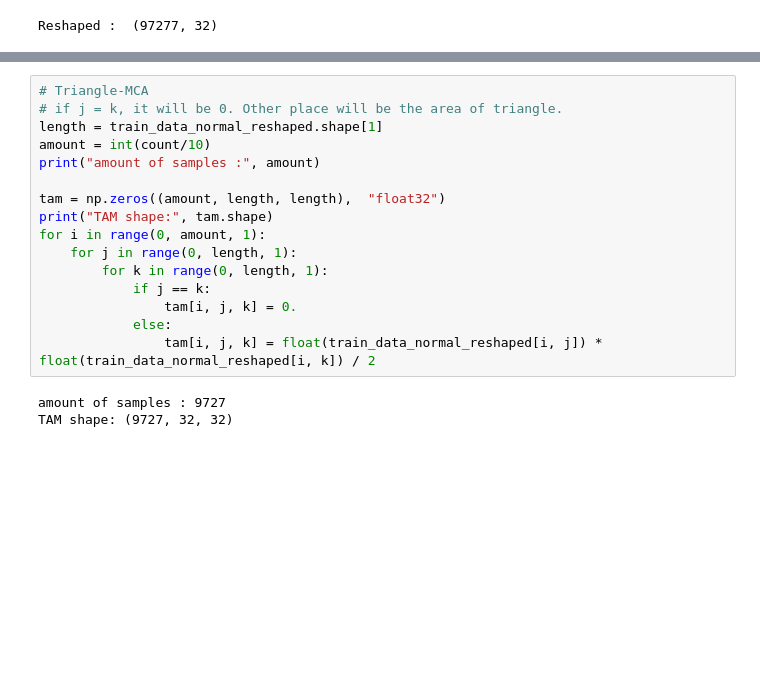
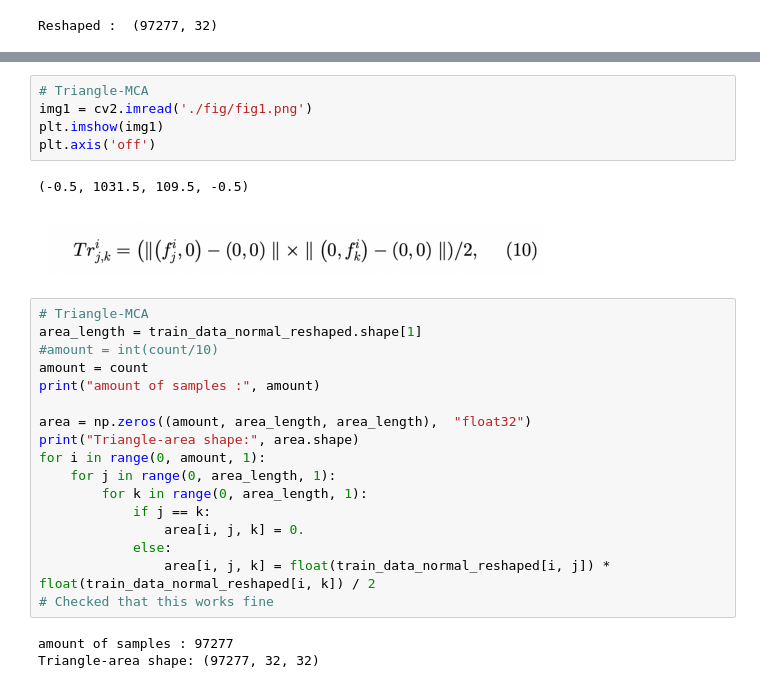
Before and after one commit to kyotoor/mca, a Jupyter notebook: DoS-MCA/mca.ipynb, the cells around one changed output, grey strips where cells are left out. Saved outputs shown, nothing was run; the diff lists cells and outputs as text; blank space fills up the shorter version.

```diff
--- a/DoS-MCA/mca.ipynb
+++ b/DoS-MCA/mca.ipynb
@@ -45,19 +57,28 @@ Reshaped :  (97277, 32)
+# %%
+# Triangle-MCA
+img1 = cv2.imread('./fig/fig1.png')
+plt.imshow(img1)
+plt.axis('off')
+# %% [output]
+(-0.5, 1031.5, 109.5, -0.5)
+[figure, added]
 # %%
 # Triangle-MCA
-# if j = k, it will be 0. Other place will be the area of triangle.
-length = train_data_normal_reshaped.shape[1]
-amount = int(count/10)
+area_length = train_data_normal_reshaped.shape[1]
+#amount = int(count/10)
+amount = count
 print("amount of samples :", amount)
 
-tam = np.zeros((amount, length, length),  "float32")
-print("TAM shape:", tam.shape)
+area = np.zeros((amount, area_length, area_length),  "float32")
+print("Triangle-area shape:", area.shape)
 for i in range(0, amount, 1):
-    for j in range(0, length, 1):
-        for k in range(0, length, 1):
+    for j in range(0, area_length, 1):
+        for k in range(0, area_length, 1):
             if j == k:
-                tam[i, j, k] = 0.
+                area[i, j, k] = 0.
             else:
-                tam[i, j, k] = float(train_data_normal_reshaped[i, j]) * float(train_data_normal_reshaped[i, k]) / 2
+                area[i, j, k] = float(train_data_normal_reshaped[i, j]) * float(train_data_normal_reshaped[i, k]) / 2
+# Checked that this works fine
 # %% [output]
-amount of samples : 9727
-TAM shape: (9727, 32, 32)
+amount of samples : 97277
+Triangle-area shape: (97277, 32, 32)
```
Also changed, not shown: parts of 14 cells of this notebook, 5 other files.
